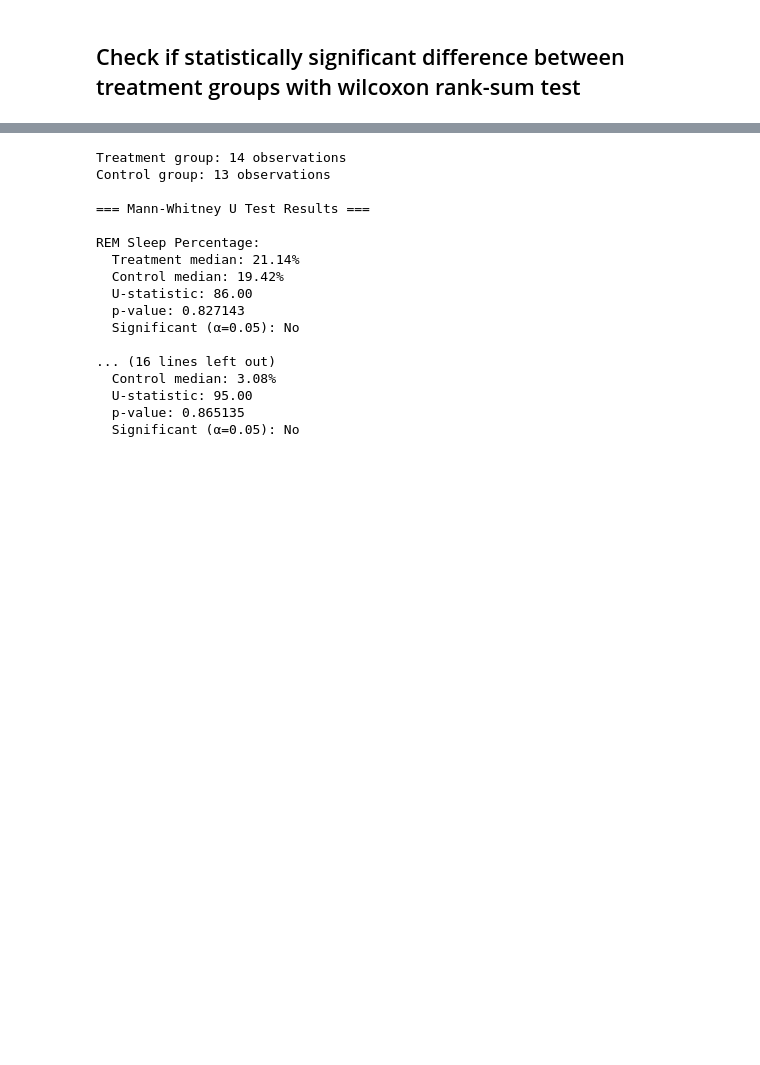
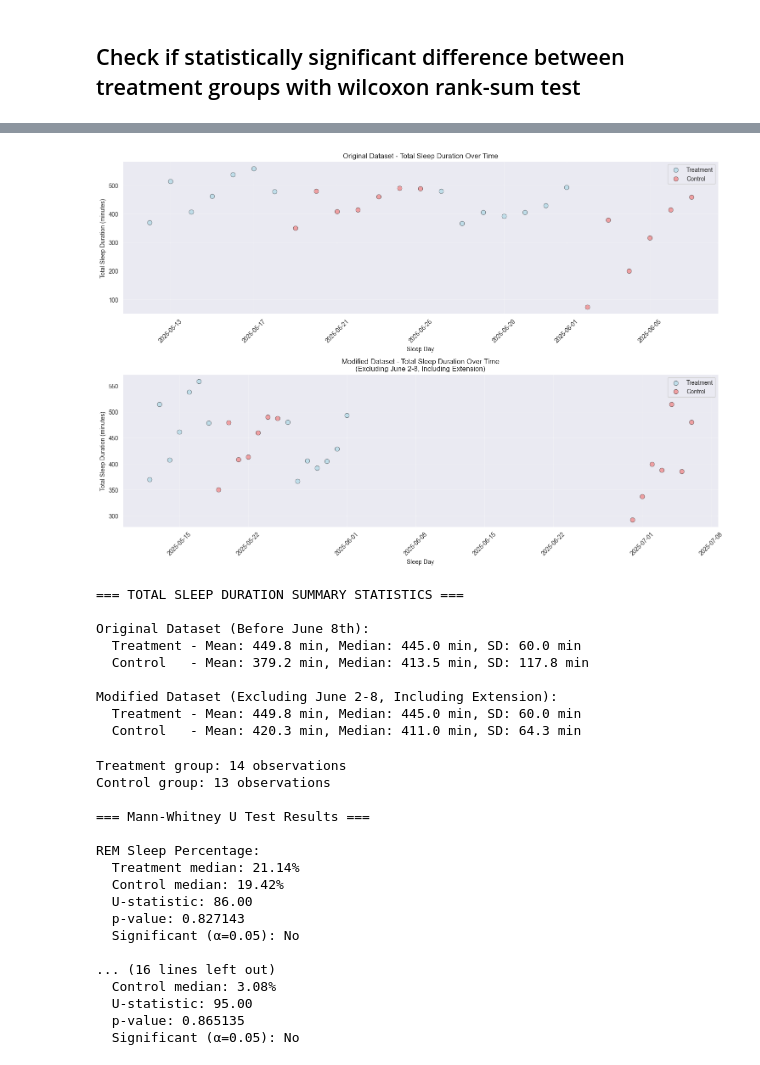
Before and after one commit to cezary17/nof1-analysis-py, a Jupyter notebook: analysis/analyze_data.ipynb, the cells around one changed output, grey strips where cells are left out. Drawn from its saved outputs; the diff is of its cells as text; code cells hidden in the pictures; blank space fills up the shorter version.

Commit message:
added sleep time plot

```diff
--- a/analysis/analyze_data.ipynb
+++ b/analysis/analyze_data.ipynb
@@ -231,6 +231,66 @@ extension_df = df.filter(pl.col("sleep_day") >= june_8_2025)
 
 main_df.write_csv("../data/processed/sleep_data_before_june8.csv")
 extension_df.write_csv("../data/processed/sleep_data_after_june8.csv")
+# %%
+# Create scatter plots showing total sleep duration over time for treatment and control groups
+
+fig, (ax1, ax2) = plt.subplots(2, 1, figsize=(15, 10))
+
+# Original dataset (before June 8th)
+treatment_dates = treatment_data["sleep_day"].to_numpy()
+treatment_sleep_duration = treatment_data["total_sleep_duration_mins"].to_numpy()
+control_dates = control_data["sleep_day"].to_numpy()
+control_sleep_duration = control_data["total_sleep_duration_mins"].to_numpy()
+
+ax1.scatter(treatment_dates, treatment_sleep_duration, color='lightblue', alpha=0.7, s=60, label='Treatment', edgecolors='black', linewidth=0.5)
+ax1.scatter(control_dates, control_sleep_duration, color='lightcoral', alpha=0.7, s=60, label='Control', edgecolors='black', linewidth=0.5)
+ax1.set_xlabel('Sleep Day')
+ax1.set_ylabel('Total Sleep Duration (minutes)')
+ax1.set_title('Original Dataset - Total Sleep Duration Over Time')
+ax1.legend()
+ax1.grid(True, alpha=0.3)
+ax1.tick_params(axis='x', rotation=45)
+
+# Modified dataset (excluding June 2-8, including extension)
+modified_treatment_dates = modified_treatment_data["sleep_day"].to_numpy()
+modified_treatment_sleep_duration = modified_treatment_data["total_sleep_duration_mins"].to_numpy()
+modified_control_dates = modified_control_data["sleep_day"].to_numpy()
+modified_control_sleep_duration = modified_control_data["total_sleep_duration_mins"].to_numpy()
+
+ax2.scatter(modified_treatment_dates, modified_treatment_sleep_duration, color='lightblue', alpha=0.7, s=60, label='Treatment', edgecolors='black', linewidth=0.5)
+ax2.scatter(modified_control_dates, modified_control_sleep_duration, color='lightcoral', alpha=0.7, s=60, label='Control', edgecolors='black', linewidth=0.5)
+ax2.set_xlabel('Sleep Day')
+ax2.set_ylabel('Total Sleep Duration (minutes)')
+ax2.set_title('Modified Dataset - Total Sleep Duration Over Time\n(Excluding June 2-8, Including Extension)')
+ax2.legend()
+ax2.grid(True, alpha=0.3)
+ax2.tick_params(axis='x', rotation=45)
+
+plt.tight_layout()
+plt.savefig("../figures/sleep_time/sleep_duration_scatter_plots.png", dpi=300, bbox_inches='tight')
+plt.show()
+
+# Print summary statistics
+print("=== TOTAL SLEEP DURATION SUMMARY STATISTICS ===")
+print()
+print("Original Dataset (Before June 8th):")
+print(f"  Treatment - Mean: {np.mean(treatment_sleep_duration):.1f} min, Median: {np.median(treatment_sleep_duration):.1f} min, SD: {np.std(treatment_sleep_duration):.1f} min")
+print(f"  Control   - Mean: {np.mean(control_sleep_duration):.1f} min, Median: {np.median(control_sleep_duration):.1f} min, SD: {np.std(control_sleep_duration):.1f} min")
+print()
+print("Modified Dataset (Excluding June 2-8, Including Extension):")
+print(f"  Treatment - Mean: {np.mean(modified_treatment_sleep_duration):.1f} min, Median: {np.median(modified_treatment_sleep_duration):.1f} min, SD: {np.std(modified_treatment_sleep_duration):.1f} min")
+print(f"  Control   - Mean: {np.mean(modified_control_sleep_duration):.1f} min, Median: {np.median(modified_control_sleep_duration):.1f} min, SD: {np.std(modified_control_sleep_duration):.1f} min")
+# %% [output]
+[figure, added]
+=== TOTAL SLEEP DURATION SUMMARY STATISTICS ===
+
+Original Dataset (Before June 8th):
+  Treatment - Mean: 449.8 min, Median: 445.0 min, SD: 60.0 min
+  Control   - Mean: 379.2 min, Median: 413.5 min, SD: 117.8 min
+
+Modified Dataset (Excluding June 2-8, Including Extension):
+  Treatment - Mean: 449.8 min, Median: 445.0 min, SD: 60.0 min
+  Control   - Mean: 420.3 min, Median: 411.0 min, SD: 64.3 min
 # %%
 # Mann-Whitney U test on data before June 8th
 from scipy.stats import mannwhitneyu
```
Also changed, not shown: 2 other files.
